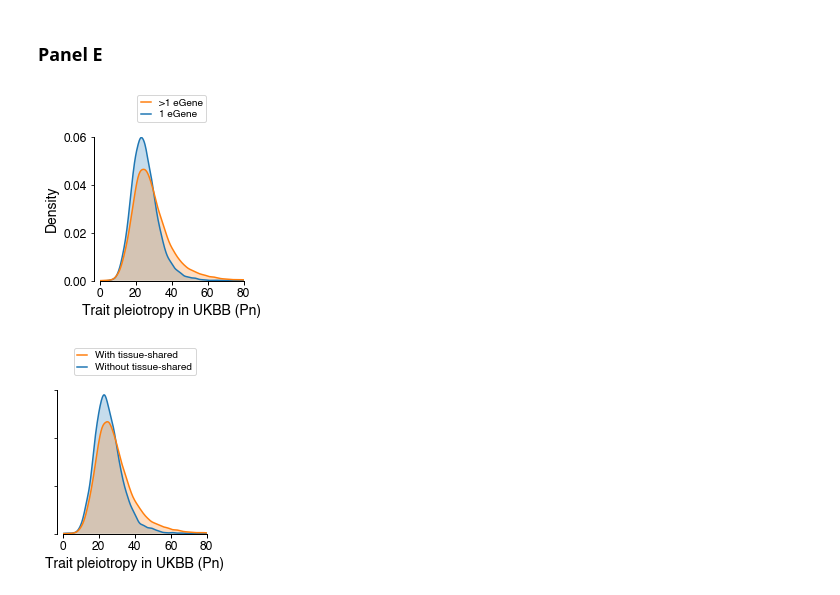
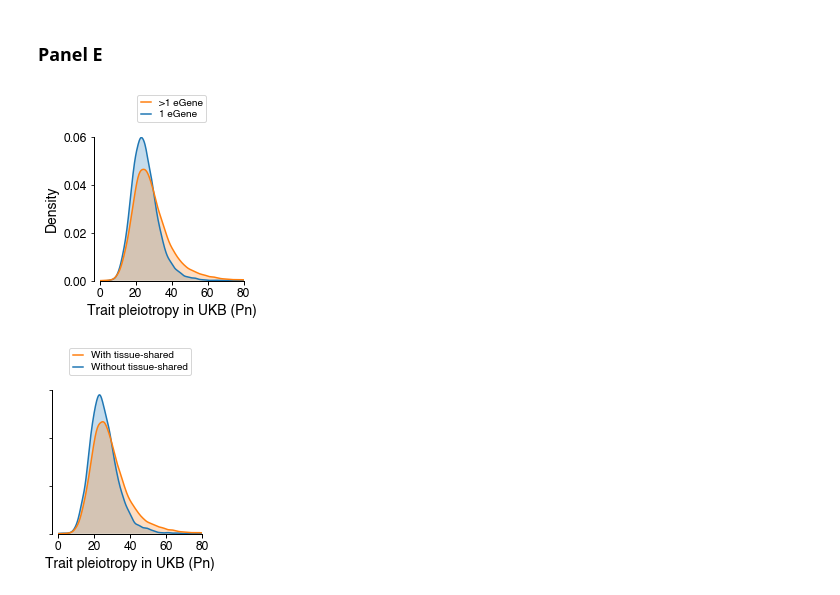
Before and after one commit to broadinstitute/gtex-v8, a Jupyter notebook: Fig5_GWAS.ipynb, the cells around one changed output. Cells and saved outputs as stored; diff of their text form; code cells hidden in the pictures.

```diff
--- a/Fig5_GWAS.ipynb
+++ b/Fig5_GWAS.ipynb
@@ -184,14 +183,15 @@ colors = [
 ]
 
 ax = qtl.plot.setup_figure(1,2, xspace=[0.75,0.5], yspace=[1.25,0.75])
-df[['No colocalization', 'Colocalization']].plot(kind='bar', stacked=True, ax=ax,
+df[['No colocalization', 'Colocalization']].plot(kind='bar', width=0.5, stacked=True, ax=ax,
           yerr=np.array([df[['ci5', 'ci95']].values.T, np.zeros([2,3])]),
           legend=False, color=colors)
 qtl.plot.format_plot(ax, fontsize=12)
 ax.set_xticklabels(labels, rotation=-30, ha='left', fontsize=10)
 ax.set_yticks(np.linspace(0,1,6))
 ax.set_ylim([0,1])
-ax.spines['bottom'].set_smart_bounds(True)
+ax.spines['bottom'].set_bounds([-0.25,2.25])
+ax.set_xlim([-0.5,2.5])
 ax.set_ylabel('Proportion of gene-trait pairs', fontsize=12)
 ax.legend(loc='lower center', bbox_to_anchor=(0.5,1.05), handlelength=0.75, handletextpad=0.5, ncol=1)
 ax.set_xlabel('Gene-level significance\nin UKB: coding model', fontsize=12)
@@ -215,34 +215,34 @@ def density_plot(x1, x2, label1, label2, xlabel):
     handles, labels = ax.get_legend_handles_labels()
     leg = ax.legend(handles[::-1], labels[::-1],
                     loc='lower center', bbox_to_anchor=(0.5,1.1),
                     borderaxespad=0,
                     borderpad=0.33,
                     fontsize=10, labelspacing=0.3,
                     handlelength=1)
 
     ax.spines['left'].set_position(('outward', 6))
     return ax
 
 df = pd.read_csv('data/Fig5E_coreg_trait_Pn.txt', sep='\t', index_col=0)
 ax = density_plot(df.loc[~df['is_coreg_in_at_least_one_tissue'], 'Ukbbh2_l0norm2'],
                   df.loc[df['is_coreg_in_at_least_one_tissue'], 'Ukbbh2_l0norm2'],
-                  '1 eGene', '>1 eGene', 'Trait pleiotropy in UKBB (Pn)')
+                  '1 eGene', '>1 eGene', 'Trait pleiotropy in UKB (Pn)')
 ax.set_xlim([0, 80])
 ax.set_yticks(np.arange(0,0.08,0.02))
 ax.set_ylim([0,0.06])
 plt.savefig('pdfs/Fig5E_UKBB_pleiotropy_coregulation.pdf')
 
 
 df = pd.read_csv('data/Fig5E_tissue_sharing_trait_Pn.txt', sep='\t')
 ax = density_plot(df.loc[df['f1']==0, 'Ukbbh2_l0norm2'],
                   df.loc[df['f1']==1, 'Ukbbh2_l0norm2'],
-                 'Without tissue-shared', 'With tissue-shared', 'Trait pleiotropy in UKBB (Pn)')
+                 'Without tissue-shared', 'With tissue-shared', 'Trait pleiotropy in UKB (Pn)')
 ax.set_xlim([0, 80])
 ax.set_yticks(np.arange(0,0.08,0.02))
 ax.set_ylim([0,0.06])
 ax.set_ylabel(None)
 ax.set_yticklabels([])
 plt.savefig('pdfs/Fig5E_UKBB_pleiotropy_sharing.pdf')
 # %% [output]
-[figure, old version]
+[figure, new version]
-[figure, old version]
+[figure, new version]
```
Also changed, not shown: parts of 2 cells of this notebook, 4 other files.
